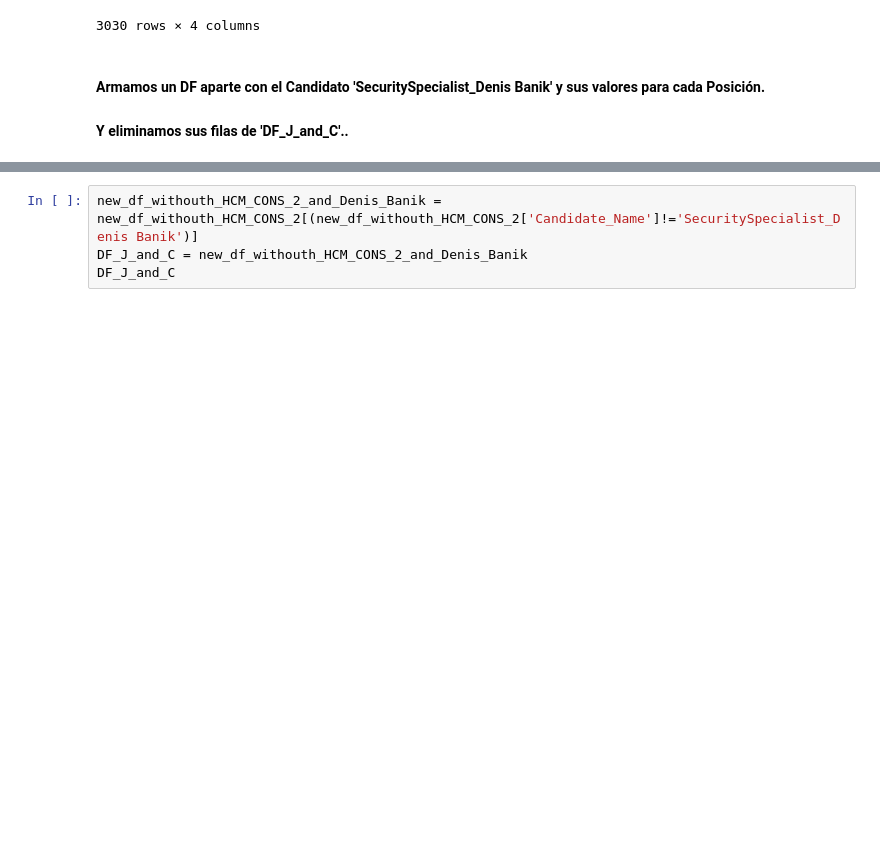
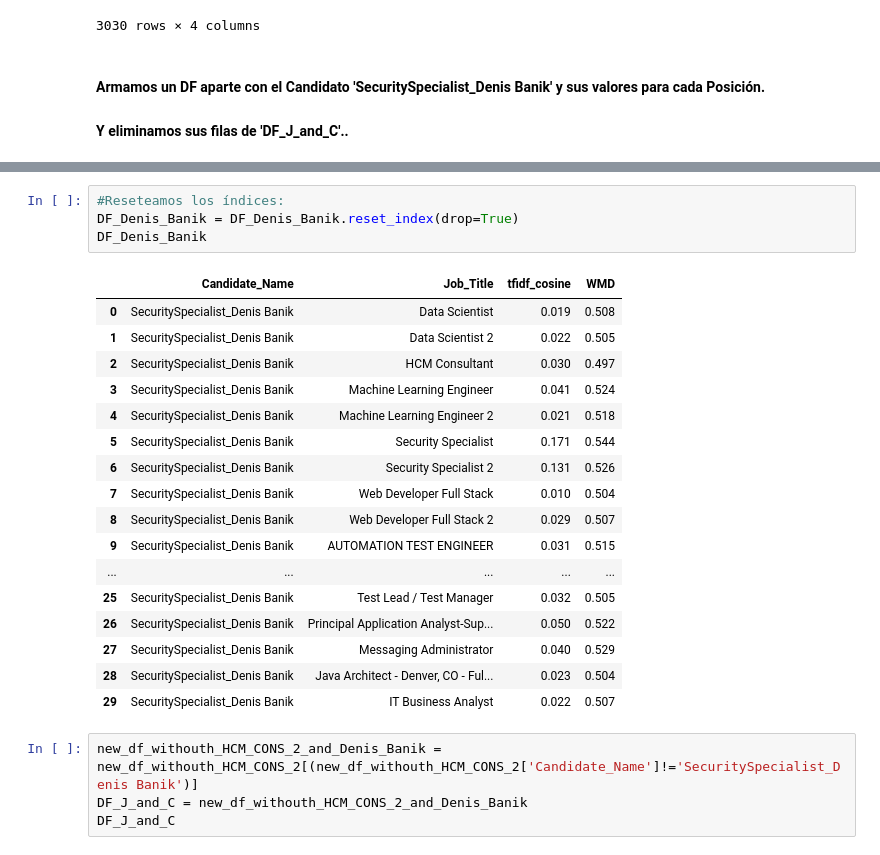
Before and after one commit to FedericoCalonge/automatic_reading_of_CVs_using_text_similarity, a Jupyter notebook: 2-Main/Jupyter_Notebooks/3-Kmeans_&_KNN-Cross_validation.ipynb, the cells around one changed output, grey strips where cells are left out. Saved outputs shown, nothing was run; the diff lists cells and outputs as text; blank space fills up the shorter version.

```diff
--- a/2-Main/Jupyter_Notebooks/3-Kmeans_&_KNN-Cross_validation.ipynb
+++ b/2-Main/Jupyter_Notebooks/3-Kmeans_&_KNN-Cross_validation.ipynb
@@ -165,3 +166,25 @@ DF_Denis_Banik
+# %%
+#Reseteamos los índices:
+DF_Denis_Banik = DF_Denis_Banik.reset_index(drop=True)
+DF_Denis_Banik
+# %% [output]
+|  | Candidate_Name | Job_Title | tfidf_cosine | WMD |
+| 0 | SecuritySpecialist_Denis Banik | Data Scientist | 0.019 | 0.508 |
+| 1 | SecuritySpecialist_Denis Banik | Data Scientist 2 | 0.022 | 0.505 |
+| 2 | SecuritySpecialist_Denis Banik | HCM Consultant | 0.030 | 0.497 |
+| 3 | SecuritySpecialist_Denis Banik | Machine Learning Engineer | 0.041 | 0.524 |
+| 4 | SecuritySpecialist_Denis Banik | Machine Learning Engineer 2 | 0.021 | 0.518 |
+| 5 | SecuritySpecialist_Denis Banik | Security Specialist | 0.171 | 0.544 |
+| 6 | SecuritySpecialist_Denis Banik | Security Specialist 2 | 0.131 | 0.526 |
+| 7 | SecuritySpecialist_Denis Banik | Web Developer Full Stack | 0.010 | 0.504 |
+| 8 | SecuritySpecialist_Denis Banik | Web Developer Full Stack 2 | 0.029 | 0.507 |
+| 9 | SecuritySpecialist_Denis Banik | AUTOMATION TEST ENGINEER | 0.031 | 0.515 |
+| ... | ... | ... | ... | ... |
+| 25 | SecuritySpecialist_Denis Banik | Test Lead / Test Manager | 0.032 | 0.505 |
+| 26 | SecuritySpecialist_Denis Banik | Principal Application Analyst-Sup... | 0.050 | 0.522 |
+| 27 | SecuritySpecialist_Denis Banik | Messaging Administrator | 0.040 | 0.529 |
+| 28 | SecuritySpecialist_Denis Banik | Java Architect - Denver, CO - Ful... | 0.023 | 0.504 |
+| 29 | SecuritySpecialist_Denis Banik | IT Business Analyst | 0.022 | 0.507 |
 # %%
 new_df_withouth_HCM_CONS_2_and_Denis_Banik =  new_df_withouth_HCM_CONS_2[(new_df_withouth_HCM_CONS_2['Candidate_Name']!='SecuritySpecialist_Denis Banik')]
 DF_J_and_C = new_df_withouth_HCM_CONS_2_and_Denis_Banik
```
Also changed, not shown: parts of 3 cells of this notebook, 26 other files.
